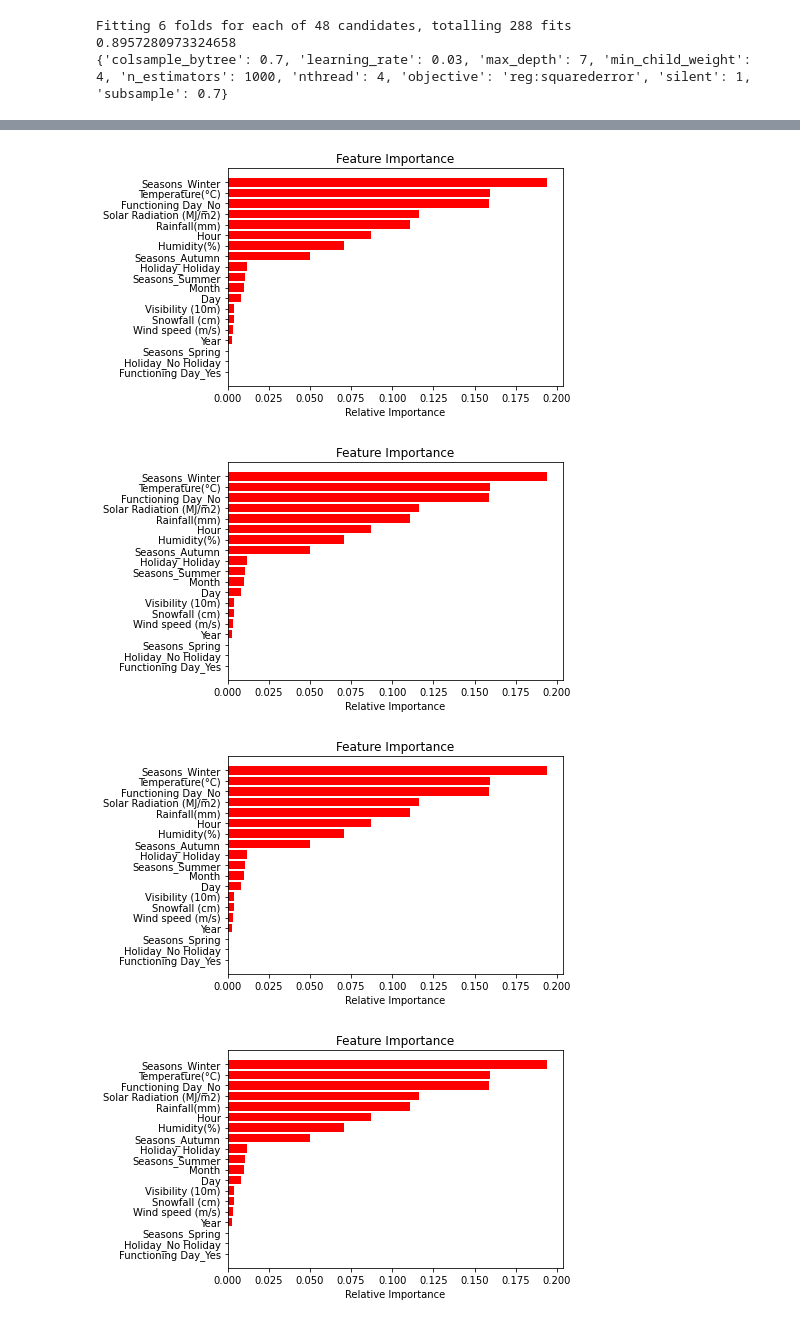
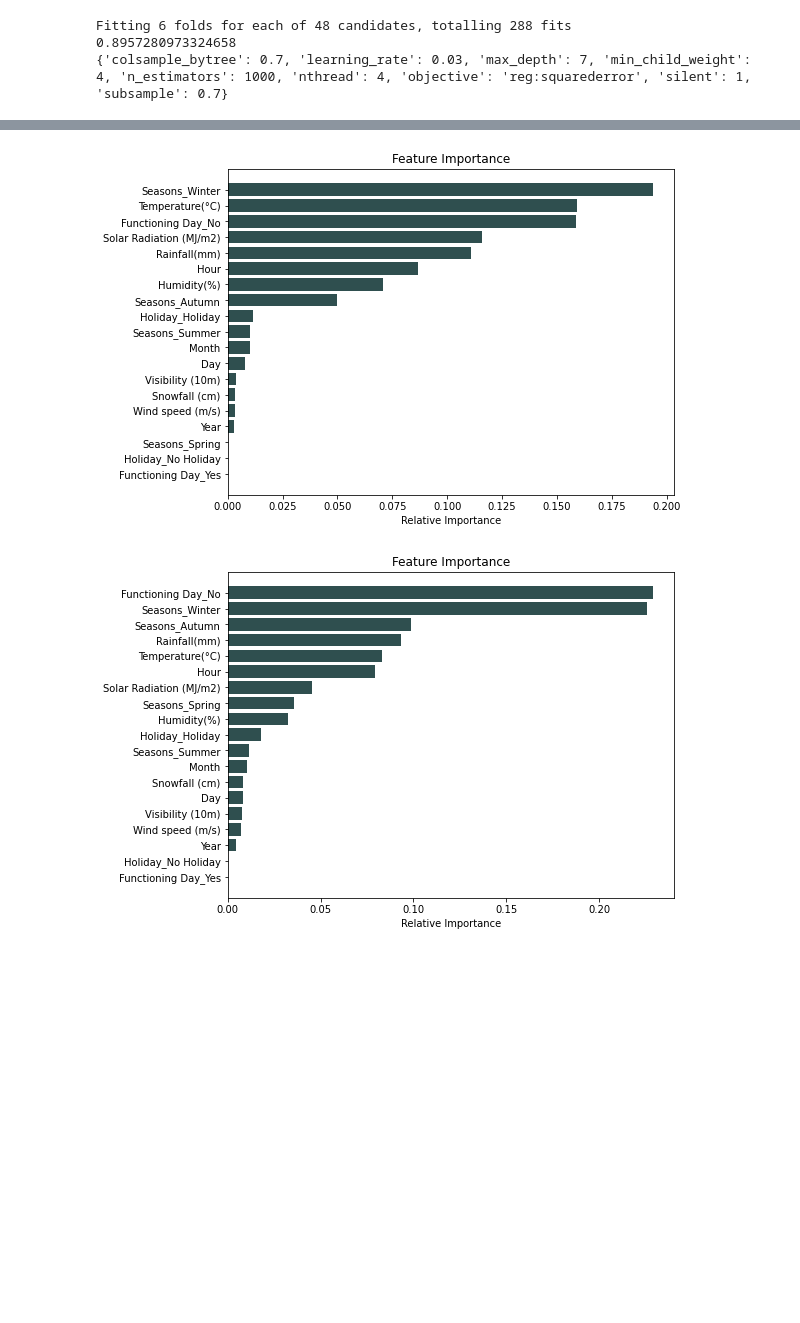
Before and after one commit to Jayjake1/BikeSharingDemand, a Jupyter notebook: Bike_Sharing_Demand_Prediction_Capstone_Project.ipynb, the cells around one changed output, grey strips where cells are left out. Drawn from its saved outputs; the diff is of its cells as text; code cells hidden in the pictures; blank space fills up the shorter version.

```diff
--- a/Bike_Sharing_Demand_Prediction_Capstone_Project.ipynb
+++ b/Bike_Sharing_Demand_Prediction_Capstone_Project.ipynb
@@ -428,9 +428,9 @@ Fitting 6 folds for each of 48 candidates, totalling 288 fits
 0.8957280973324658
 {'colsample_bytree': 0.7, 'learning_rate': 0.03, 'max_depth': 7, 'min_child_weight': 4, 'n_estimators': 1000, 'nthread': 4, 'objective': 'reg:squarederror', 'silent': 1, 'subsample': 0.7}
 # %%
-xgb_4 = XGBRegressor(n_estimators=1000, learning_rate=0.01,subsample=0.7,objective='reg:squarederror',max_depth = 7)
-xgb_4.fit(X_train, y_train)
-predictions = xgb_4.predict(X_test)
+xgb_f = XGBRegressor(n_estimators=1000, learning_rate=0.03,subsample=0.7,objective='reg:squarederror',max_depth = 7)
+xgb_f.fit(X_train, y_train)
+predictions = xgb_f.predict(X_test)
 
 mae, mse, rmse, r_squared = evaluation(y_test, predictions)
 print("MAE:", mae)
@@ -457,18 +457,17 @@ R2 Score: 0.8915162015484553
 RMSE Cross-Validation: 343.07889678867906
 # %%
-for i in [xgb,xgb_1,xgb_2,xgb_3,xgb_4]:
+for i in [xgb,xgb_4]:
+  plt.figure(figsize=(8,6))
   features = X_train.columns
-  importances = xgb.feature_importances_
+  importances = i.feature_importances_
   indices = np.argsort(importances)
 
   plt.title('Feature Importance')
-  plt.barh(range(len(indices)), importances[indices], color='red', align='center')
+  plt.barh(range(len(indices)), importances[indices], color='darkslategrey', align='center')
   plt.yticks(range(len(indices)), [features[i] for i in indices])
   plt.xlabel('Relative Importance')
 
   plt.show()
 # %% [output]
-[figure, old version]
+[figure, new version]
-[figure, old version]
+[figure, new version]
-[figure, removed]
-[figure, removed]
```
Also changed, not shown: parts of 8 cells of this notebook.
